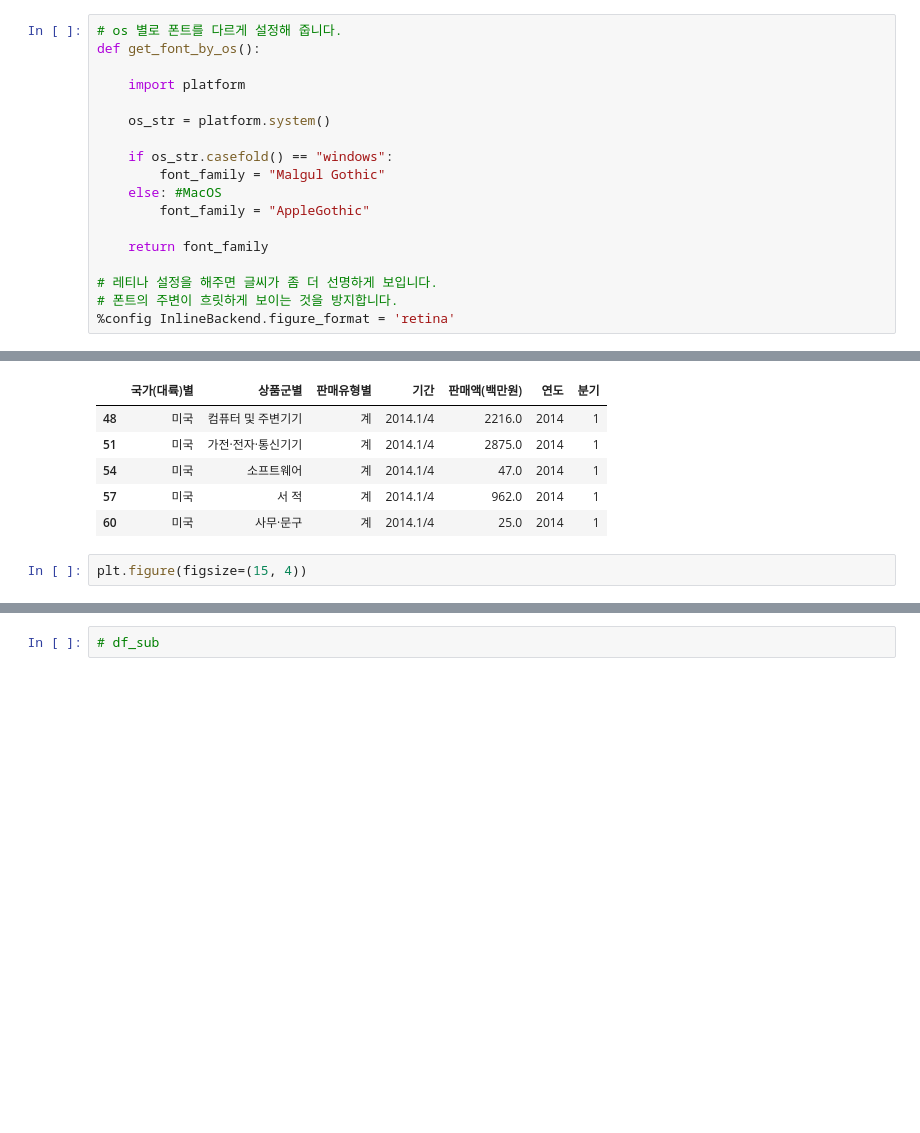
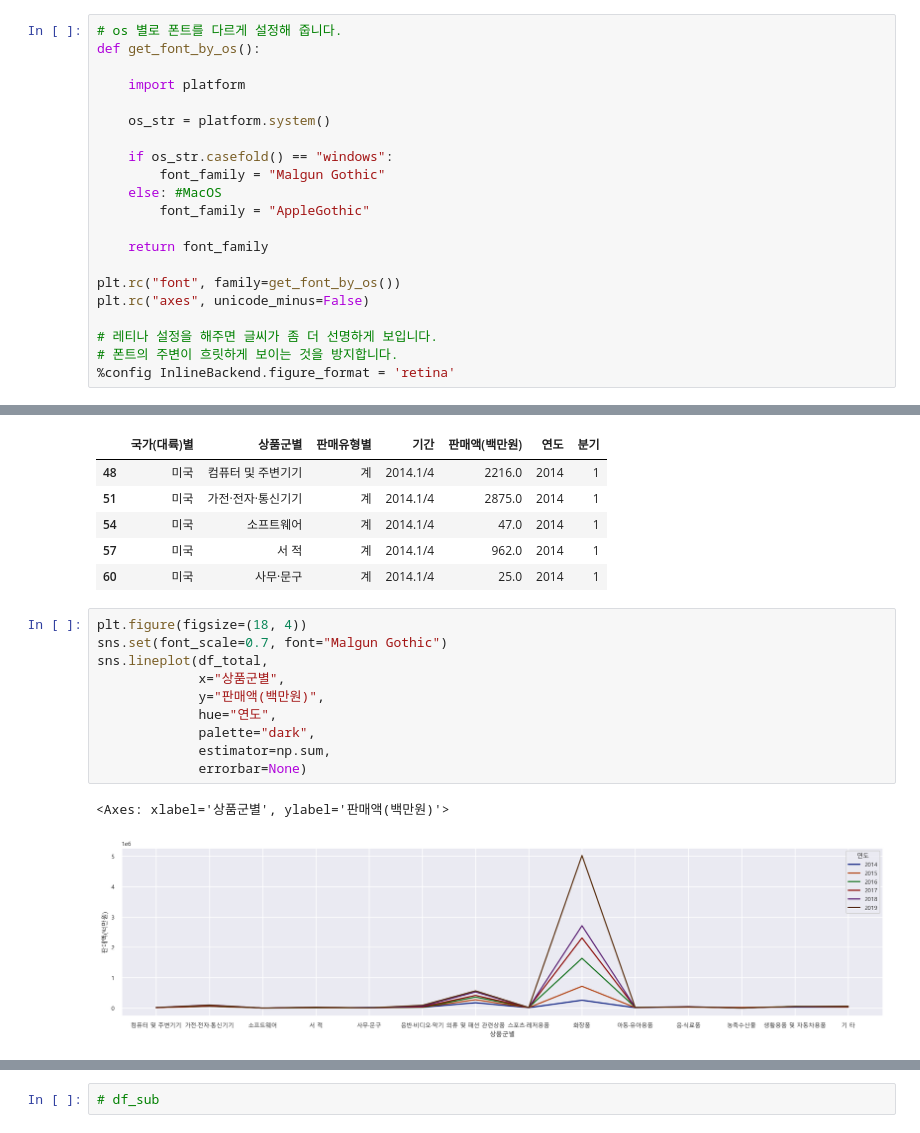
Before and after one commit to corazzon/boostcourse-ds-510, a Jupyter notebook: k-beauty-oversea-online-sale-input.ipynb, the cells around one changed output, grey strips where cells are left out. Cells and saved outputs as stored; diff of their text form; blank space fills up the shorter version.

```diff
--- a/k-beauty-oversea-online-sale-input.ipynb
+++ b/k-beauty-oversea-online-sale-input.ipynb
@@ -34,12 +34,15 @@ def get_font_by_os():
     os_str = platform.system()
 
     if os_str.casefold() == "windows":
-        font_family = "Malgul Gothic"
+        font_family = "Malgun Gothic"
     else: #MacOS
         font_family = "AppleGothic"
 
     return font_family
 
+plt.rc("font", family=get_font_by_os())
+plt.rc("axes", unicode_minus=False)
+
 # 레티나 설정을 해주면 글씨가 좀 더 선명하게 보입니다.
 # 폰트의 주변이 흐릿하게 보이는 것을 방지합니다.
 %config InlineBackend.figure_format = 'retina'
@@ -252,5 +255,16 @@ df_total.head()
 | 54 | 미국 | 소프트웨어 | 계 | 2014.1/4 | 47.0 | 2014 | 1 |
 | 57 | 미국 | 서 적 | 계 | 2014.1/4 | 962.0 | 2014 | 1 |
 | 60 | 미국 | 사무·문구 | 계 | 2014.1/4 | 25.0 | 2014 | 1 |
-# %%
-plt.figure(figsize=(15, 4))
+# %%
+plt.figure(figsize=(18, 4))
+sns.set(font_scale=0.7, font="Malgun Gothic")
+sns.lineplot(df_total,
+             x="상품군별",
+             y="판매액(백만원)",
+             hue="연도",
+             palette="dark",
+             estimator=np.sum,
+             errorbar=None)
+# %% [output]
+<Axes: xlabel='상품군별', ylabel='판매액(백만원)'>
+[figure, added]
```
Also changed, not shown: parts of 3 cells of this notebook.
